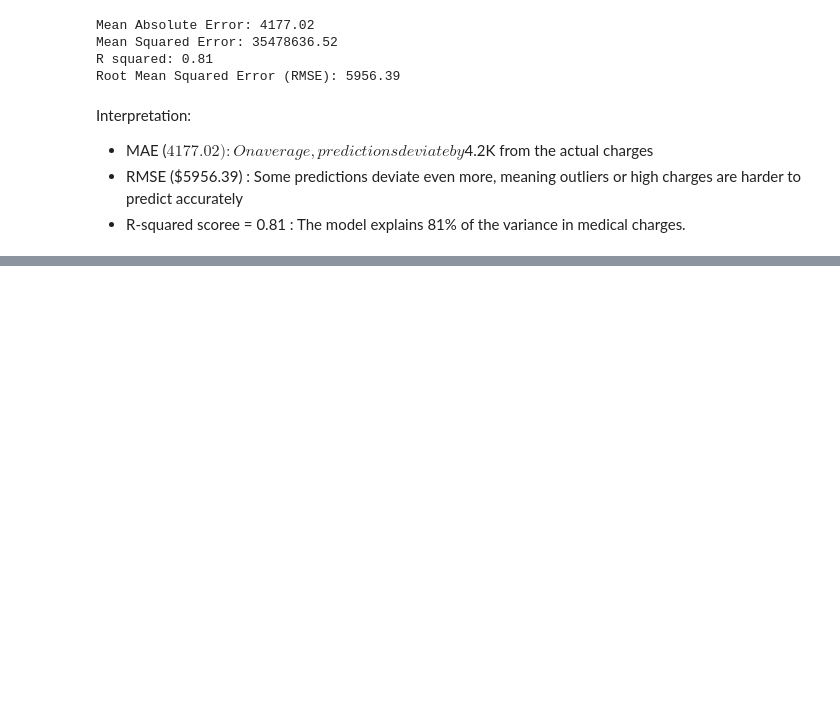
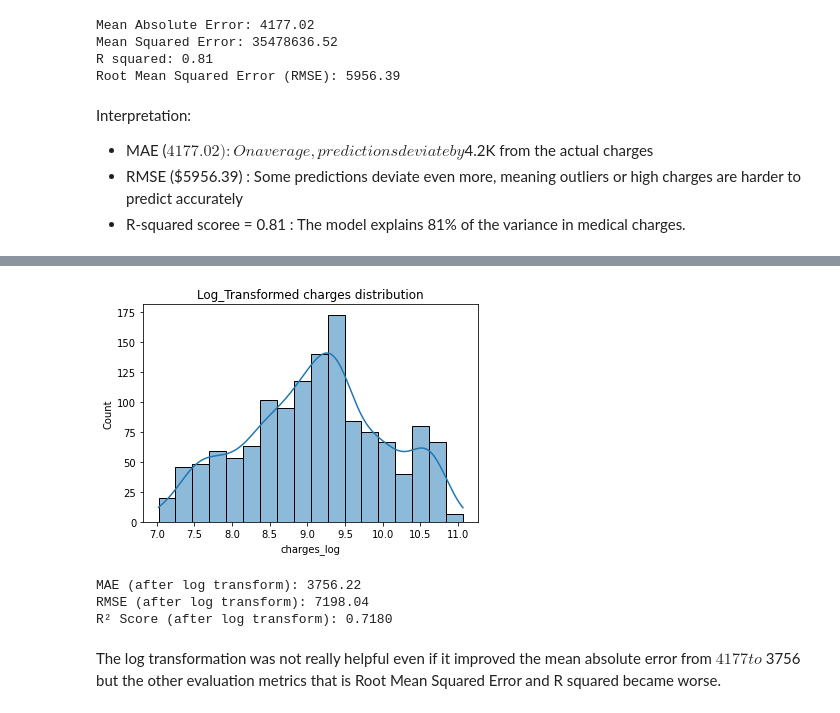
Before and after one commit to Julie-t/Health-Insurance, a Jupyter notebook: project.ipynb, the cells around one changed output, grey strips where cells are left out. Drawn from its saved outputs; the diff is of its cells as text; code cells hidden in the pictures; blank space fills up the shorter version.

```diff
--- a/project.ipynb
+++ b/project.ipynb
@@ -178,0 +193,6 @@ Interpretation:
+# %%
+sns.histplot(df_encoded['charges_log'], kde=True)
+plt.title('Log_Transformed charges distribution')
+plt.show()
+# %% [output]
+[figure, added]
@@ -178,0 +213,15 @@ Interpretation:
+# %%
+# Evaluate on original scale
+mae_log = mean_absolute_error(y_test_original, y_pred_original)
+rmse_log = np.sqrt(mean_squared_error(y_test_original, y_pred_original))
+r2_log = r2_score(y_test_original, y_pred_original)
+
+print(f"MAE (after log transform): {mae_log:.2f}")
+print(f"RMSE (after log transform): {rmse_log:.2f}")
+print(f"R² Score (after log transform): {r2_log:.4f}")
+# %% [output]
+MAE (after log transform): 3756.22
+RMSE (after log transform): 7198.04
+R² Score (after log transform): 0.7180
+# %% [markdown]
+The log transformation was not really helpful even if it improved the mean absolute error from $4177 to $ 3756 but the other evaluation metrics that is Root Mean Squared Error and R squared became worse.
```
Also changed, not shown: parts of 5 cells of this notebook.
